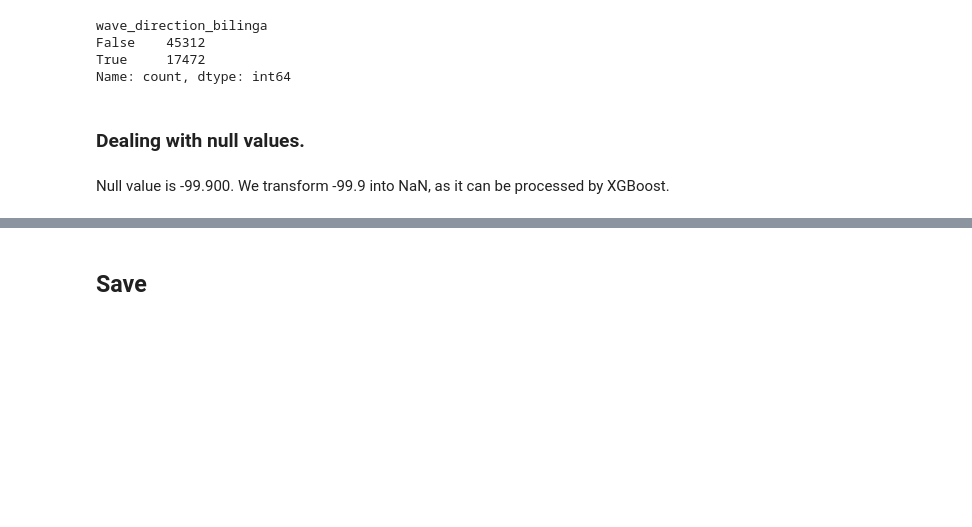
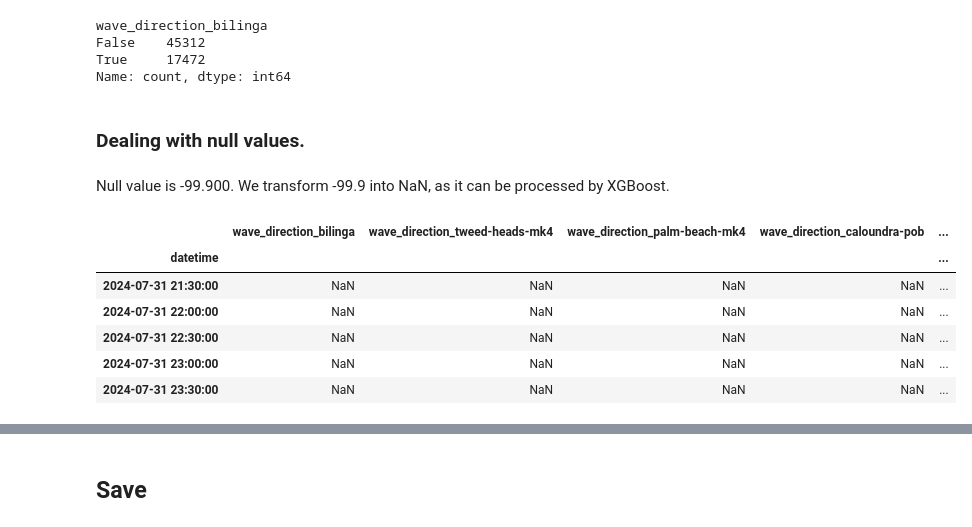
Before and after one commit to AlvaroCorrales/wave-height-app, a Jupyter notebook: Notebooks/Queensland/Process data - QLD.ipynb, the cells around one changed output, grey strips where cells are left out. Cells and saved outputs as stored; diff of their text form; code cells hidden in the pictures; blank space fills up the shorter version.

```diff
--- a/Notebooks/Queensland/Process data - QLD.ipynb
+++ b/Notebooks/Queensland/Process data - QLD.ipynb
@@ -208,0 +211,10 @@ for df in [df_direction, df_height, df_period]:
+# %%
+df_direction.tail()
+# %% [output]
+|  | wave_direction_bilinga | wave_direction_tweed-heads-mk4 | wave_direction_palm-beach-mk4 | wave_direction_caloundra-pob | ... |
+| datetime |  |  |  |  | ... |
+| 2024-07-31 21:30:00 | NaN | NaN | NaN | NaN | ... |
+| 2024-07-31 22:00:00 | NaN | NaN | NaN | NaN | ... |
+| 2024-07-31 22:30:00 | NaN | NaN | NaN | NaN | ... |
+| 2024-07-31 23:00:00 | NaN | NaN | NaN | NaN | ... |
+| 2024-07-31 23:30:00 | NaN | NaN | NaN | NaN | ... |
```
Also changed, not shown: parts of 4 cells of this notebook.
